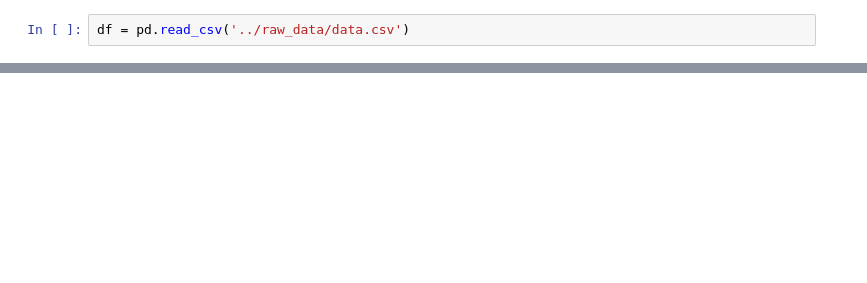
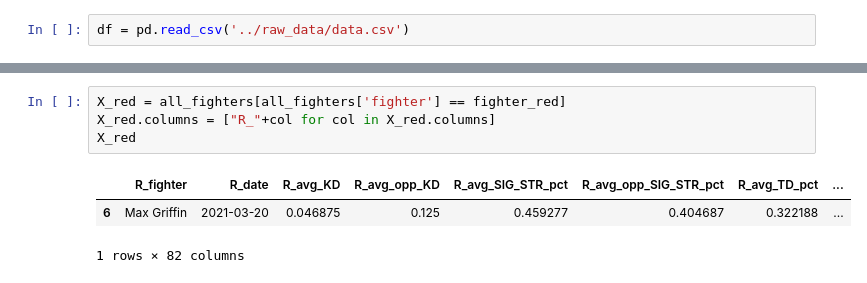
Before and after one commit to tiencuong8888/ufc_combatiq, a Jupyter notebook: notebooks/cg_data_exploration.ipynb, the cells around one changed output, grey strips where cells are left out. Saved outputs shown, nothing was run; the diff lists cells and outputs as text; blank space fills up the shorter version.

```diff
--- a/notebooks/cg_data_exploration.ipynb
+++ b/notebooks/cg_data_exploration.ipynb
@@ -37,0 +66,8 @@ Name: Winner, Length: 6012, dtype: float64
+# %%
+X_red = all_fighters[all_fighters['fighter'] == fighter_red]
+X_red.columns = ["R_"+col for col in X_red.columns]
+X_red
+# %% [output]
+|  | R_fighter | R_date | R_avg_KD | R_avg_opp_KD | R_avg_SIG_STR_pct | R_avg_opp_SIG_STR_pct | R_avg_TD_pct | ... |
+| 6 | Max Griffin | 2021-03-20 | 0.046875 | 0.125 | 0.459277 | 0.404687 | 0.322188 | ... |
+1 rows × 82 columns
```
Also changed, not shown: parts of 10 cells of this notebook, 27 other files.
